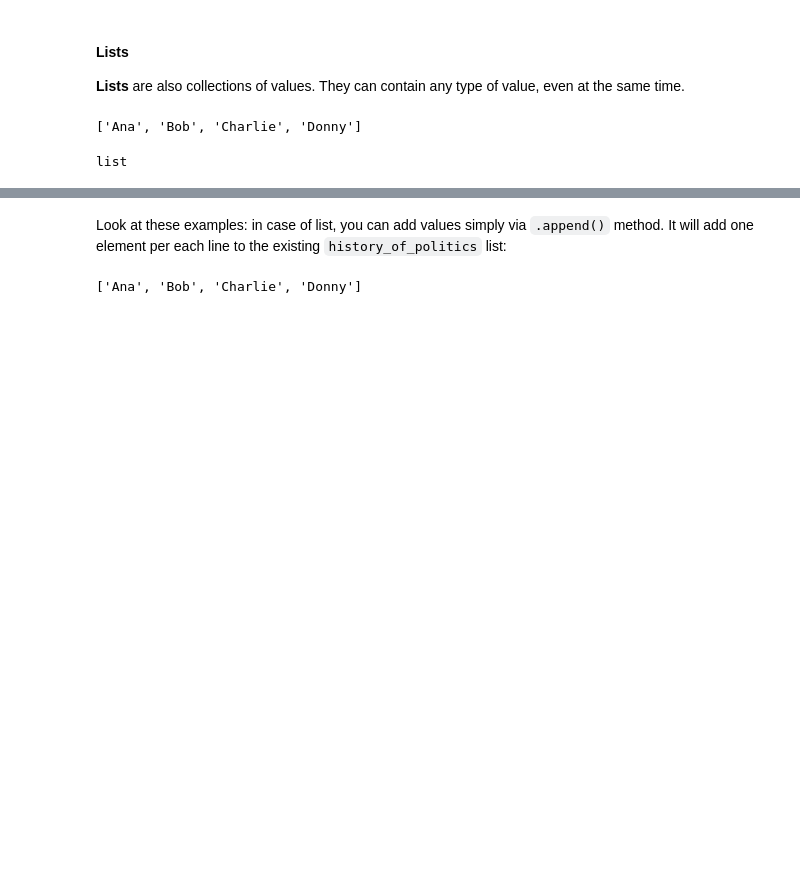
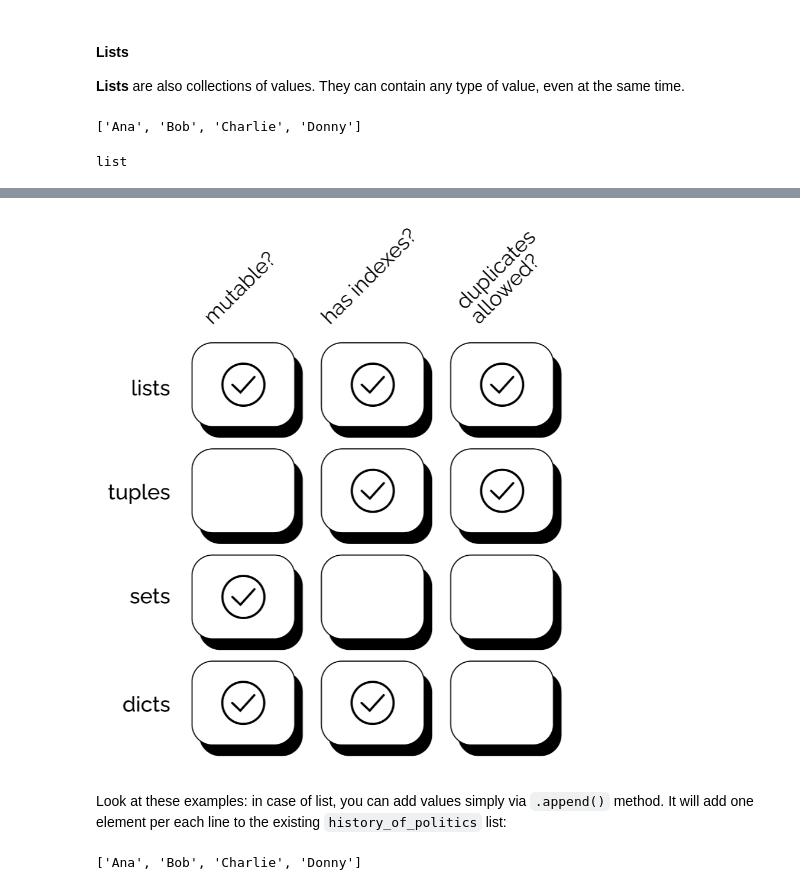
Before and after one commit to alexpoov/Py4SC, a Jupyter notebook: politics.ipynb, the cells around one changed output, grey strips where cells are left out. Cells and saved outputs as stored; diff of their text form; code cells hidden in the pictures; blank space fills up the shorter version.

```diff
--- a/politics.ipynb
+++ b/politics.ipynb
@@ -600,3 +621,7 @@ Well, despite these essences have some similarities...
+# %%
+display(Image(filename='img/datatypes.png', embed=True))
+# %% [output]
+[figure, added]
 # %% [markdown]
 Look at these examples: in case of list, you can add values simply via `.append()` method. It will add one element per each line to the existing `history_of_politics` list:
 # %%
```
Also changed, not shown: parts of 39 cells of this notebook, 1 other file.
